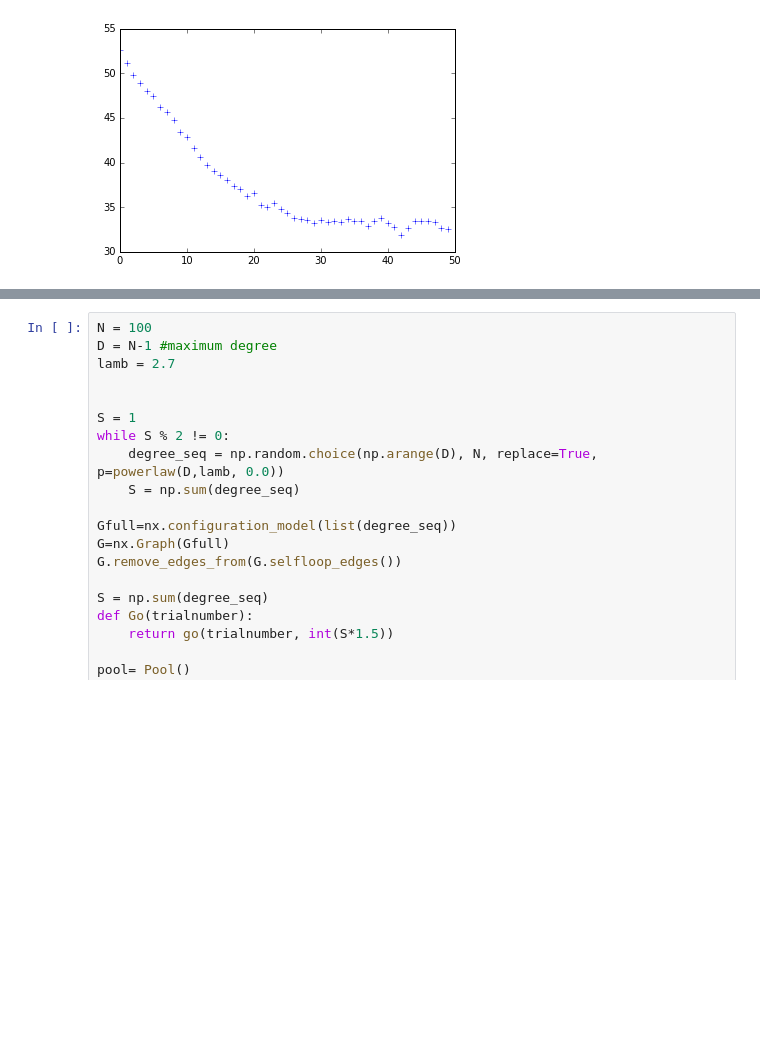
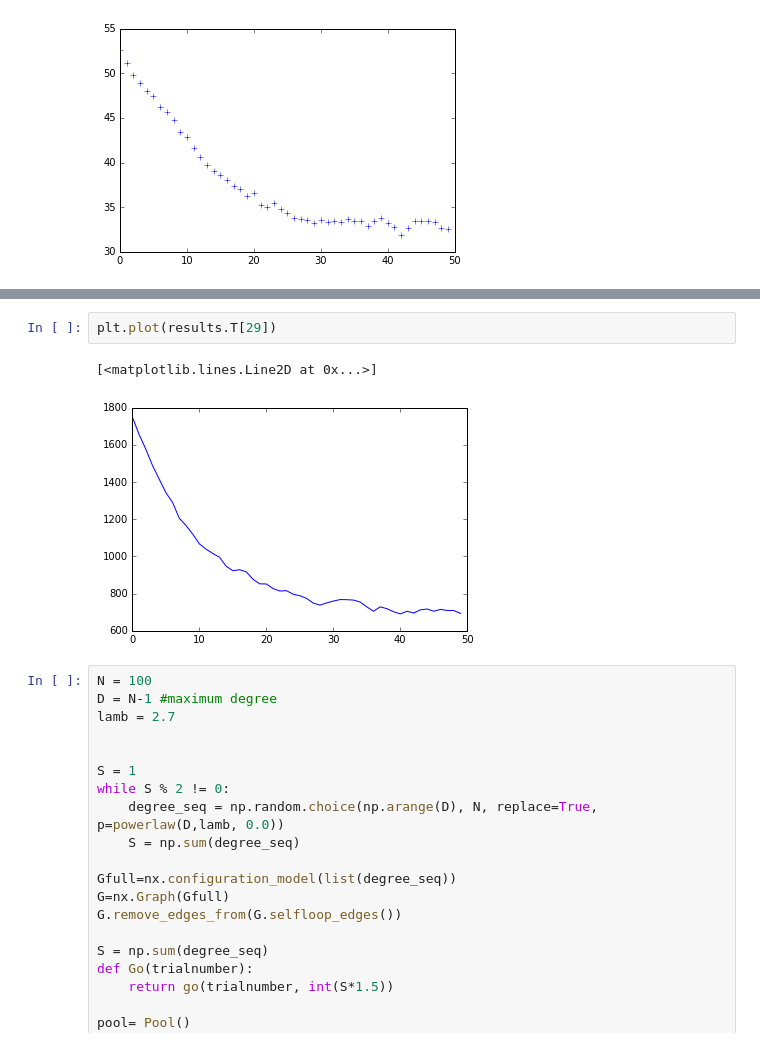
Before and after one commit to kmyim/BT_MP, a Jupyter notebook: coordination_game/simulations/multiplex_clustering.ipynb, the cells around one changed output, grey strips where cells are left out. Cells and saved outputs as stored; diff of their text form; blank space fills up the shorter version.

```diff
--- a/coordination_game/simulations/multiplex_clustering.ipynb
+++ b/coordination_game/simulations/multiplex_clustering.ipynb
@@ -224,3 +218,8 @@ results_new
+# %%
+plt.plot(results.T[29])
+# %% [output]
+[<matplotlib.lines.Line2D at 0x...>]
+[figure, added]
 # %%
 N = 100
 D = N-1 #maximum degree
```
Also changed, not shown: parts of 6 cells of this notebook, 4 other files.
